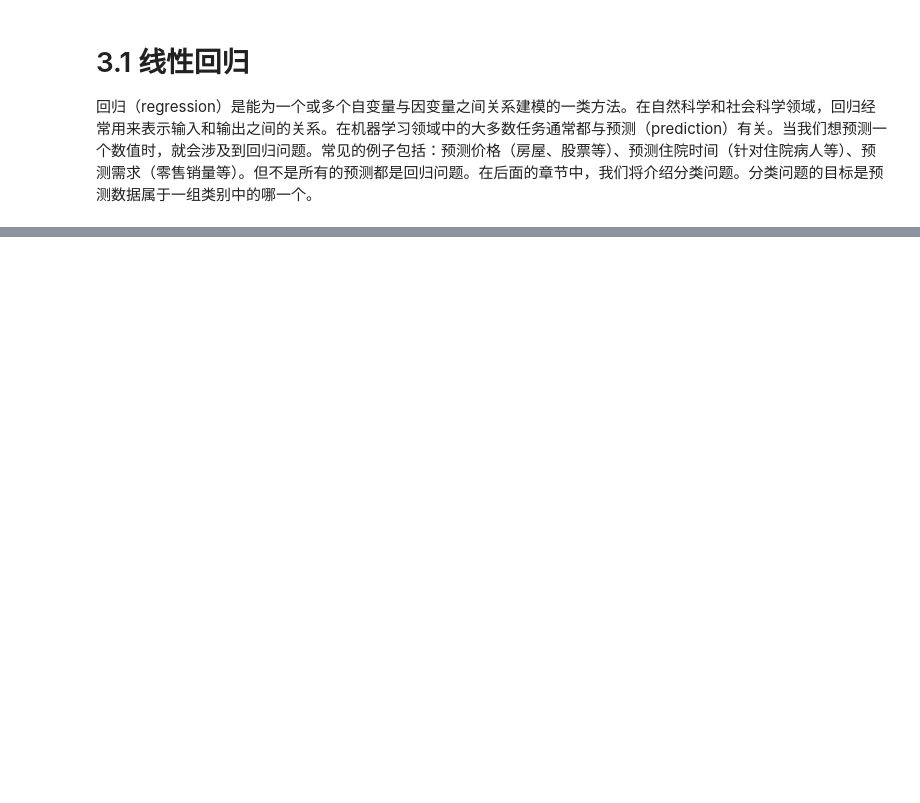
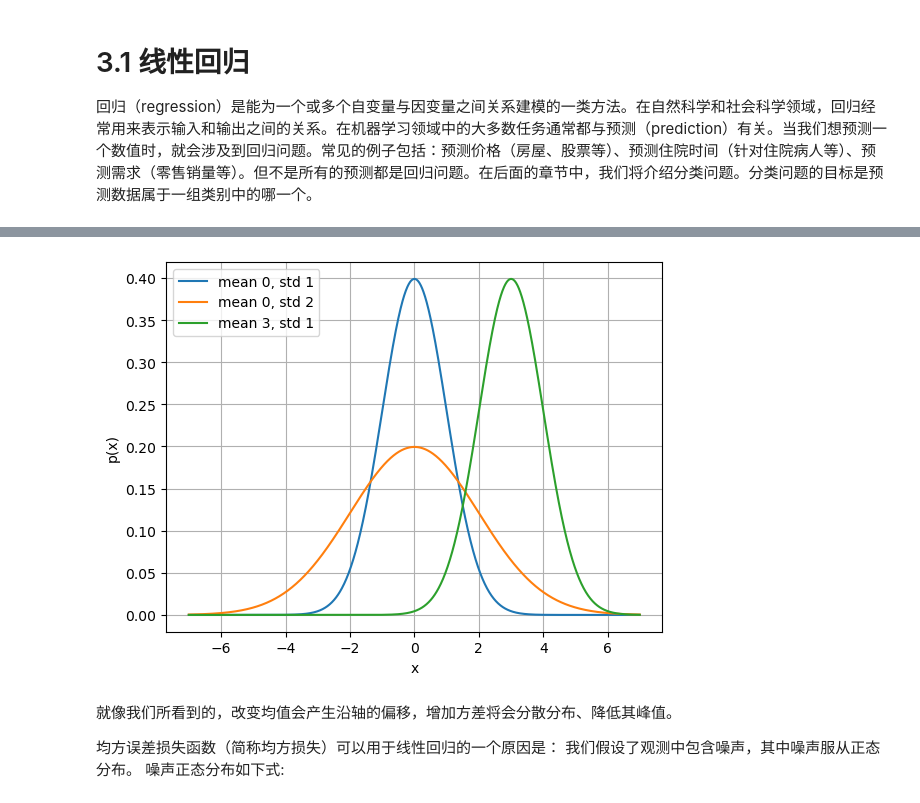
Before and after one commit to NigeloYang/d2l_pytorch, a Jupyter notebook: ch3/ch3_1.ipynb, the cells around one changed output, grey strips where cells are left out. Drawn from its saved outputs; the diff is of its cells as text; code cells hidden in the pictures; blank space fills up the shorter version.

```diff
--- a/ch3/ch3_1.ipynb
+++ b/ch3/ch3_1.ipynb
@@ -17,0 +45,9 @@ $price = w_{area}\cdot area + w_{age}\cdot age + b    (3.1.1)$
+# %%
+import math
+import time
+import numpy as np
+import torch
+
+n = 10000
+a = torch.ones([n])
+b = torch.ones([n])
@@ -17,0 +85,6 @@ $price = w_{area}\cdot area + w_{age}\cdot age + b    (3.1.1)$
+# %%
+c = torch.zeros(n)
+timer = Timer()
+for i in range(n):
+    c[i] = a[i] + b[i]
+f'{timer.stop():.5f} sec'
@@ -17,0 +105,25 @@ $price = w_{area}\cdot area + w_{age}\cdot age + b    (3.1.1)$
+# %%
+def normal(x,mu,sigma):
+    p = 1 / math.sqrt(2 * math.pi * sigma**2)
+    return p * np.exp(-0.5 / sigma**2 * (x- mu)**2)
+
+import matplotlib.pyplot as plt
+# 再次使用numpy进行可视化
+x = np.arange(-7, 7, 0.01)
+
+# 均值和标准差对
+# 均值和标准差对
+params = [(0, 1), (0, 2), (3, 1)]
+for mu, sigma in params:
+    plt.plot(x, [normal(i, mu, sigma) for i in x],label=f'mean {mu}, std {sigma}')
+    plt.legend()
+    plt.xlabel("x")
+    plt.ylabel("p(x)")
+    plt.grid(True, linestyle='-')
+plt.show()
+# %% [output]
+[figure, added]
+# %% [markdown]
+就像我们所看到的，改变均值会产生沿轴的偏移，增加方差将会分散分布、降低其峰值。
+
+均方误差损失函数（简称均方损失）可以用于线性回归的一个原因是： 我们假设了观测中包含噪声，其中噪声服从正态分布。 噪声正态分布如下式:
```
Also changed, not shown: parts of 9 cells of this notebook, 1 other file.
